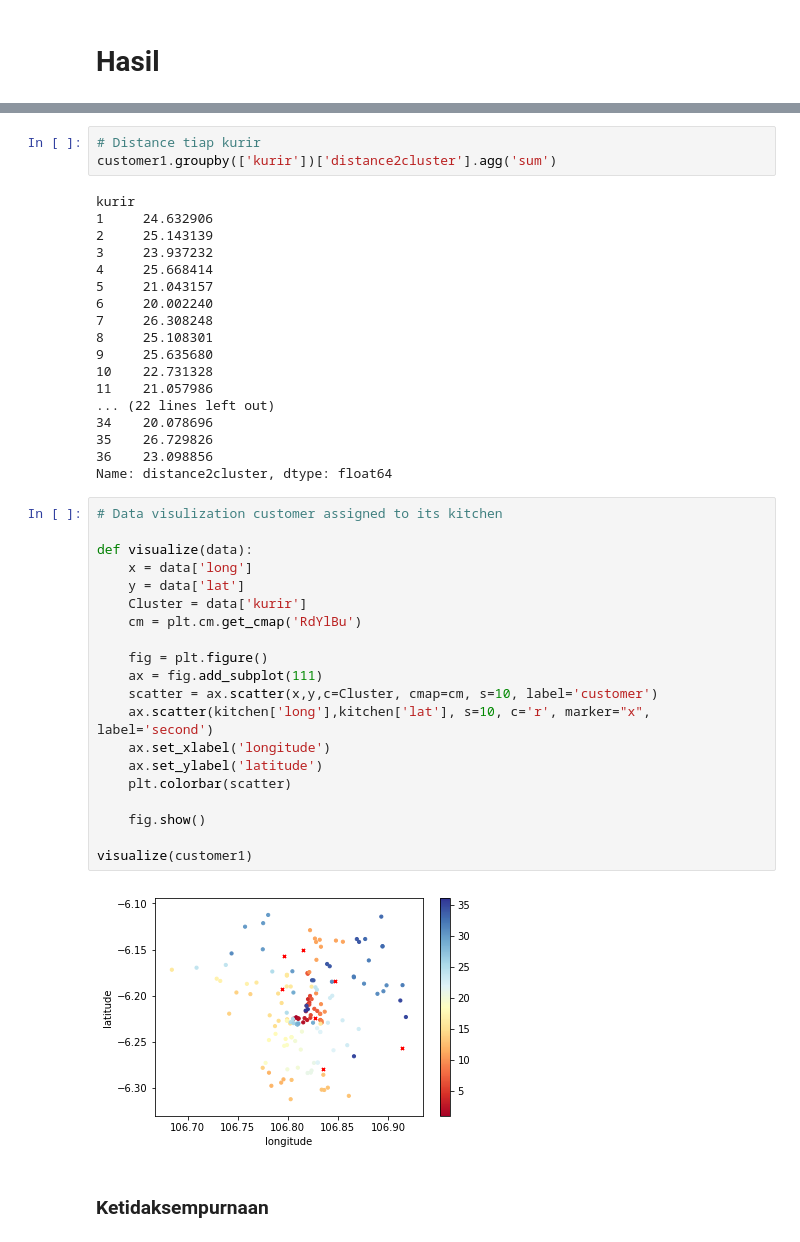
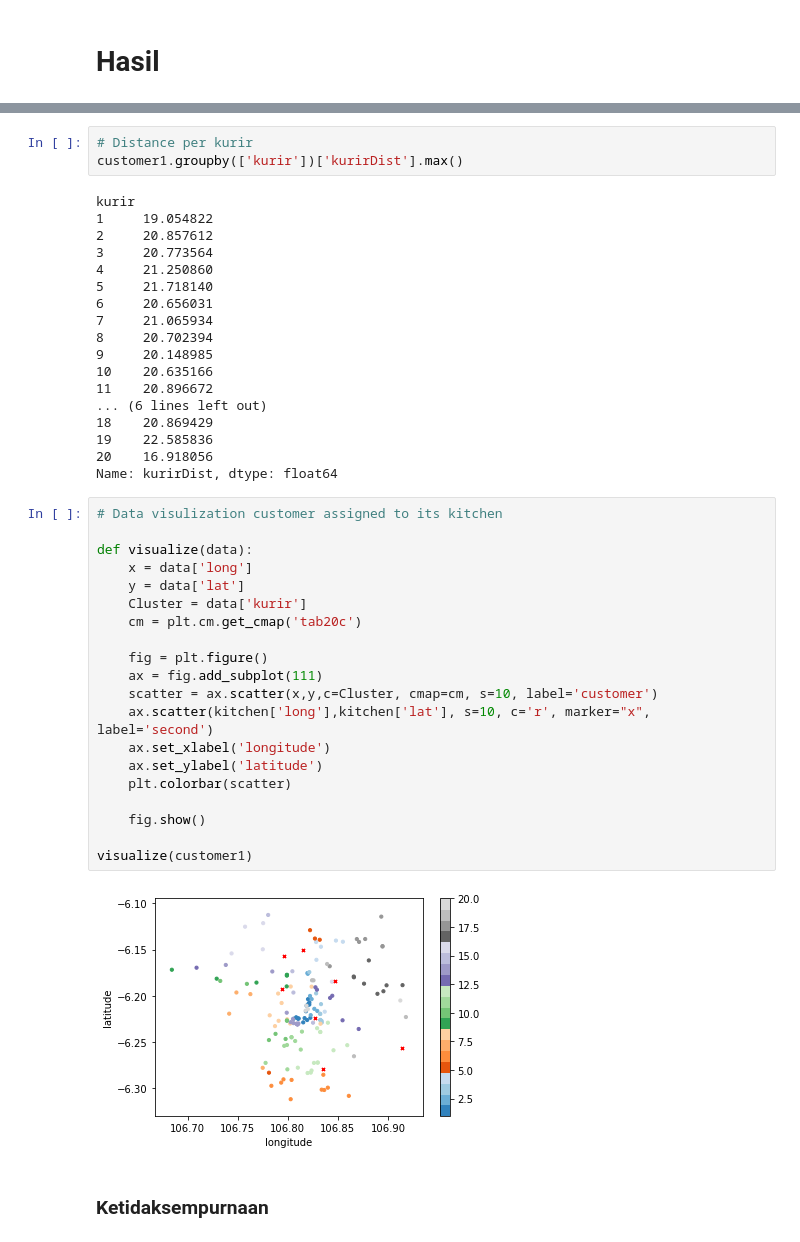
Before and after one commit to ken-kurniawanen/tugas-sains-manajemen, a Jupyter notebook: kulina-fix.ipynb, the cells around one changed output, grey strips where cells are left out. Saved outputs shown, nothing was run; the diff lists cells and outputs as text.

```diff
--- a/kulina-fix.ipynb
+++ b/kulina-fix.ipynb
@@ -739,47 +769,47 @@ kurir
 Name: qtyOrdered, dtype: int64
 # %%
-# Distance tiap kurir
-customer1.groupby(['kurir'])['distance2cluster'].agg('sum')
+# Distance per kurir
+customer1.groupby(['kurir'])['kurirDist'].max()
 # %% [output]
 kurir
-1     24.632906
-2     25.143139
-3     23.937232
-4     25.668414
-5     21.043157
-6     20.002240
-7     26.308248
-8     25.108301
-9     25.635680
-10    22.731328
-11    21.057986
-... (22 lines left out)
-34    20.078696
-35    26.729826
-36    23.098856
-Name: distance2cluster, dtype: float64
+1     19.054822
+2     20.857612
+3     20.773564
+4     21.250860
+5     21.718140
+6     20.656031
+7     21.065934
+8     20.702394
+9     20.148985
+10    20.635166
+11    20.896672
+... (6 lines left out)
+18    20.869429
+19    22.585836
+20    16.918056
+Name: kurirDist, dtype: float64
 # %%
 # Data visulization customer assigned to its kitchen
 
 def visualize(data):
     x = data['long']
     y = data['lat']
     Cluster = data['kurir']
-    cm = plt.cm.get_cmap('RdYlBu')
+    cm = plt.cm.get_cmap('tab20c')
 
     fig = plt.figure()
     ax = fig.add_subplot(111)
     scatter = ax.scatter(x,y,c=Cluster, cmap=cm, s=10, label='customer')
     ax.scatter(kitchen['long'],kitchen['lat'], s=10, c='r', marker="x", label='second')
     ax.set_xlabel('longitude')
     ax.set_ylabel('latitude')
     plt.colorbar(scatter)
 
     fig.show()
 
 visualize(customer1)
 # %% [output]
-[figure, old version]
+[figure, new version]
 # %% [markdown]
 ### Ketidaksempurnaan
 # %% [markdown]
```
Also changed, not shown: parts of 10 cells of this notebook, 3 other files.
